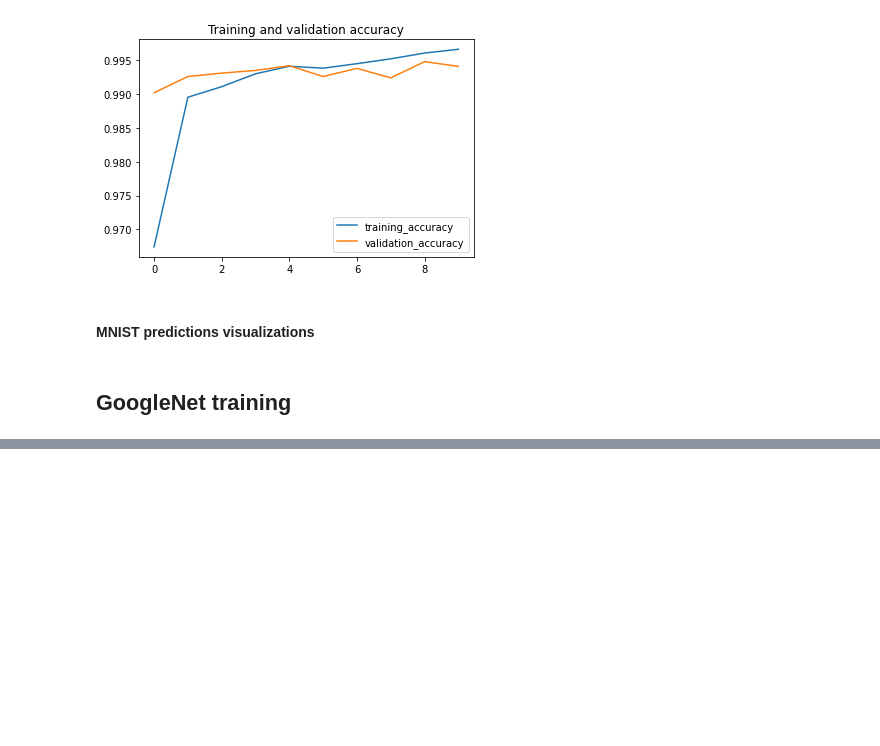
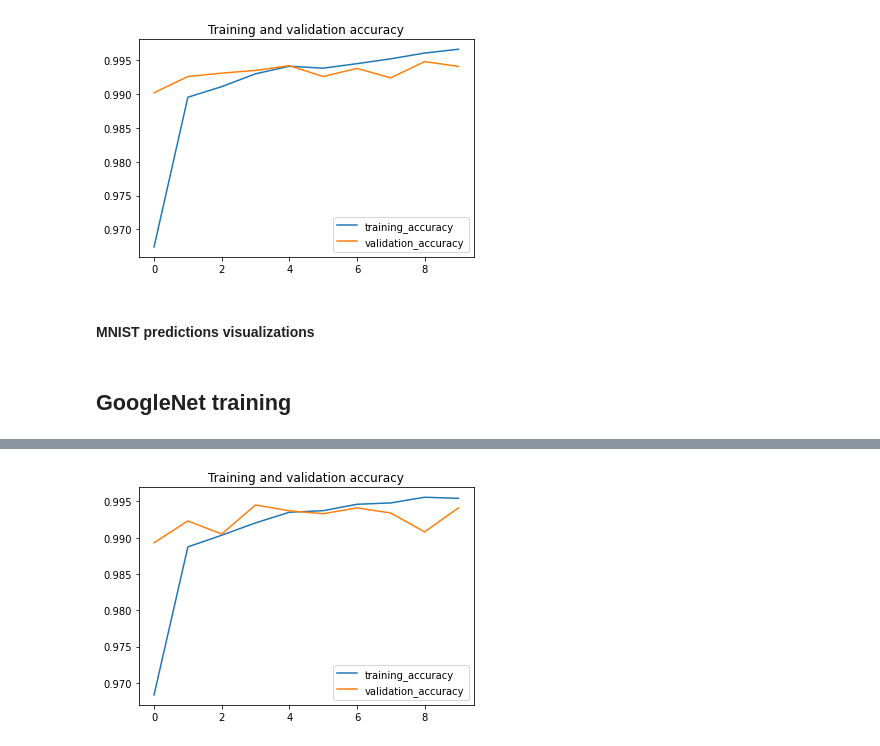
Before and after one commit to khalit7/Computer_Vision_Models_Analysis, a Jupyter notebook: Image_classification.ipynb, the cells around one changed output, grey strips where cells are left out. Saved outputs shown, nothing was run; the diff lists cells and outputs as text; code cells hidden in the pictures; blank space fills up the shorter version.

```diff
--- a/Image_classification.ipynb
+++ b/Image_classification.ipynb
@@ -456,0 +564,4 @@ plot_helper("Training and validation accuracy",training_accuracy = training_acc_
+# %%
+plot_helper("Training and validation accuracy",training_accuracy = training_acc_history,validation_accuracy = val_acc_history)
+# %% [output]
+[figure, added]
```
Also changed, not shown: parts of 15 cells of this notebook.
